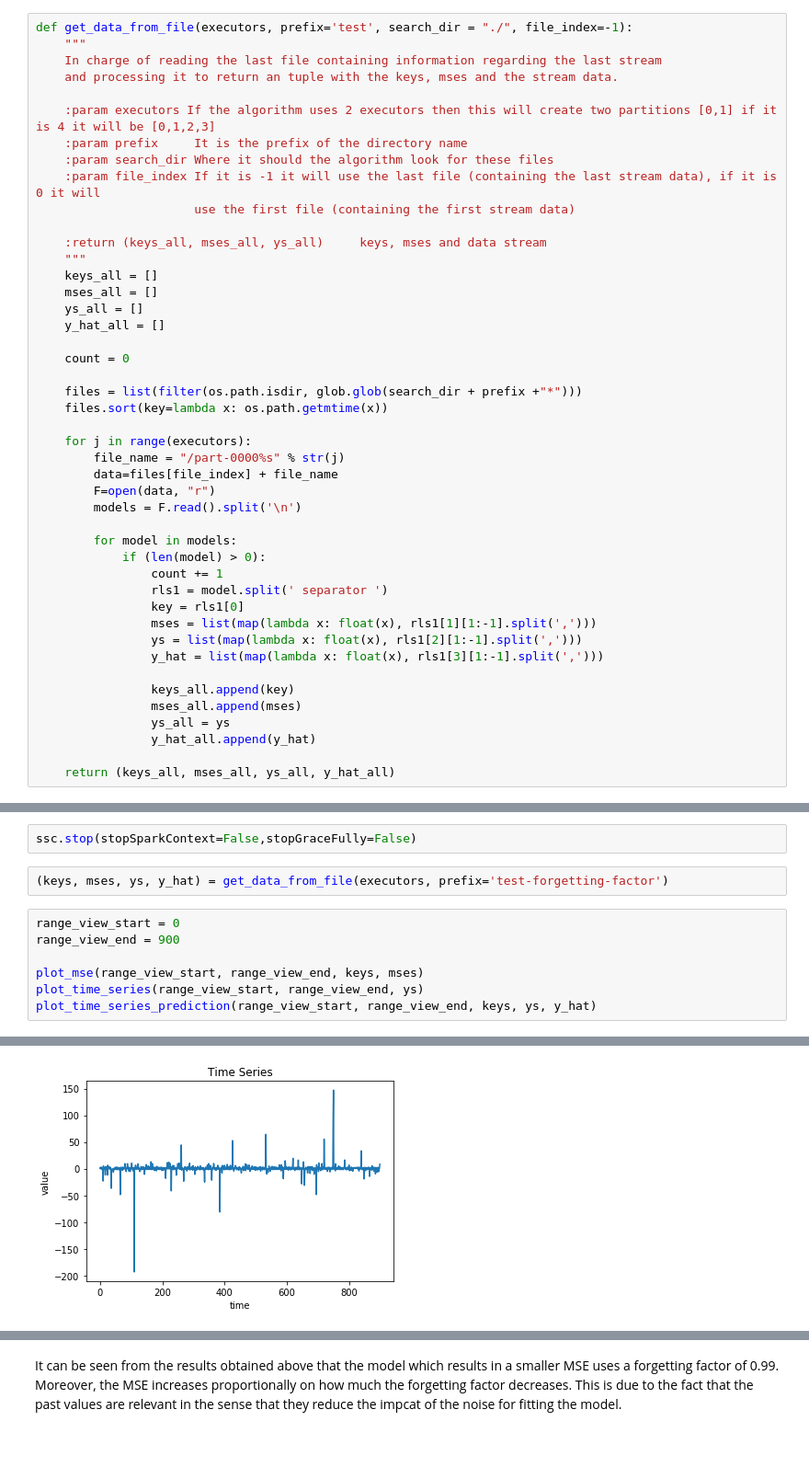
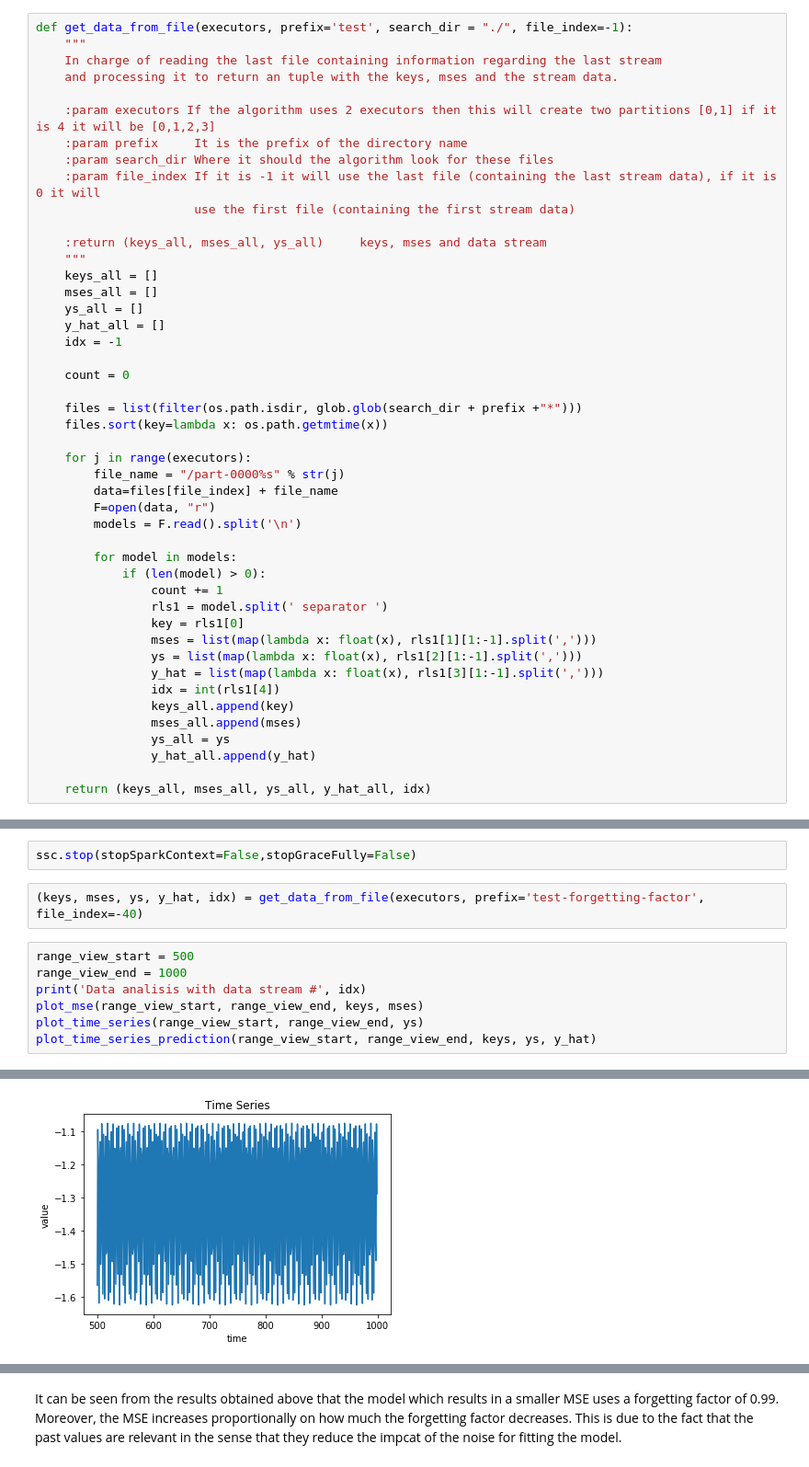
Before and after one commit to joangerard/time-series-predictor, a Jupyter notebook: src/consumer.ipynb, the cells around one changed output, grey strips where cells are left out. Shown at 92% size. Drawn from its saved outputs; the diff is of its cells as text.

Commit message:
Data Analysis for data stream # 9

```diff
--- a/src/consumer.ipynb
+++ b/src/consumer.ipynb
@@ -104,6 +104,7 @@ def get_data_from_file(executors, prefix='test', search_dir = "./", file_index=-
     mses_all = []
     ys_all = []
     y_hat_all = []
+    idx = -1
 
     count = 0
 
@@ -124,13 +125,13 @@ def get_data_from_file(executors, prefix='test', search_dir = "./", file_index=-
                 mses = list(map(lambda x: float(x), rls1[1][1:-1].split(',')))
                 ys = list(map(lambda x: float(x), rls1[2][1:-1].split(',')))
                 y_hat = list(map(lambda x: float(x), rls1[3][1:-1].split(',')))
-
+                idx = int(rls1[4])
                 keys_all.append(key)
                 mses_all.append(mses)
                 ys_all = ys
                 y_hat_all.append(y_hat)
 
-    return (keys_all, mses_all, ys_all, y_hat_all)
+    return (keys_all, mses_all, ys_all, y_hat_all, idx)
 # %%
 def plot_mse(range_view_start, range_view_end, keys, mses):
     """
@@ -556,11 +573,11 @@ ssc.start()
 # %%
 ssc.stop(stopSparkContext=False,stopGraceFully=False)
 # %%
-(keys, mses, ys, y_hat) = get_data_from_file(executors, prefix='test-forgetting-factor')
+(keys, mses, ys, y_hat, idx) = get_data_from_file(executors, prefix='test-forgetting-factor', file_index=-40)
 # %%
-range_view_start = 0
-range_view_end = 900
-
+range_view_start = 500
+range_view_end = 1000
+print('Data analisis with data stream #', idx)
 plot_mse(range_view_start, range_view_end, keys, mses)
 plot_time_series(range_view_start, range_view_end, ys)
 plot_time_series_prediction(range_view_start, range_view_end, keys, ys, y_hat)
@@ -569 +587 @@ plot_time_series_prediction(range_view_start, range_view_end, keys, ys, y_hat)
-[figure, old version]
+[figure, new version]
```
Also changed, not shown: parts of 17 cells of this notebook, 1 other file.
